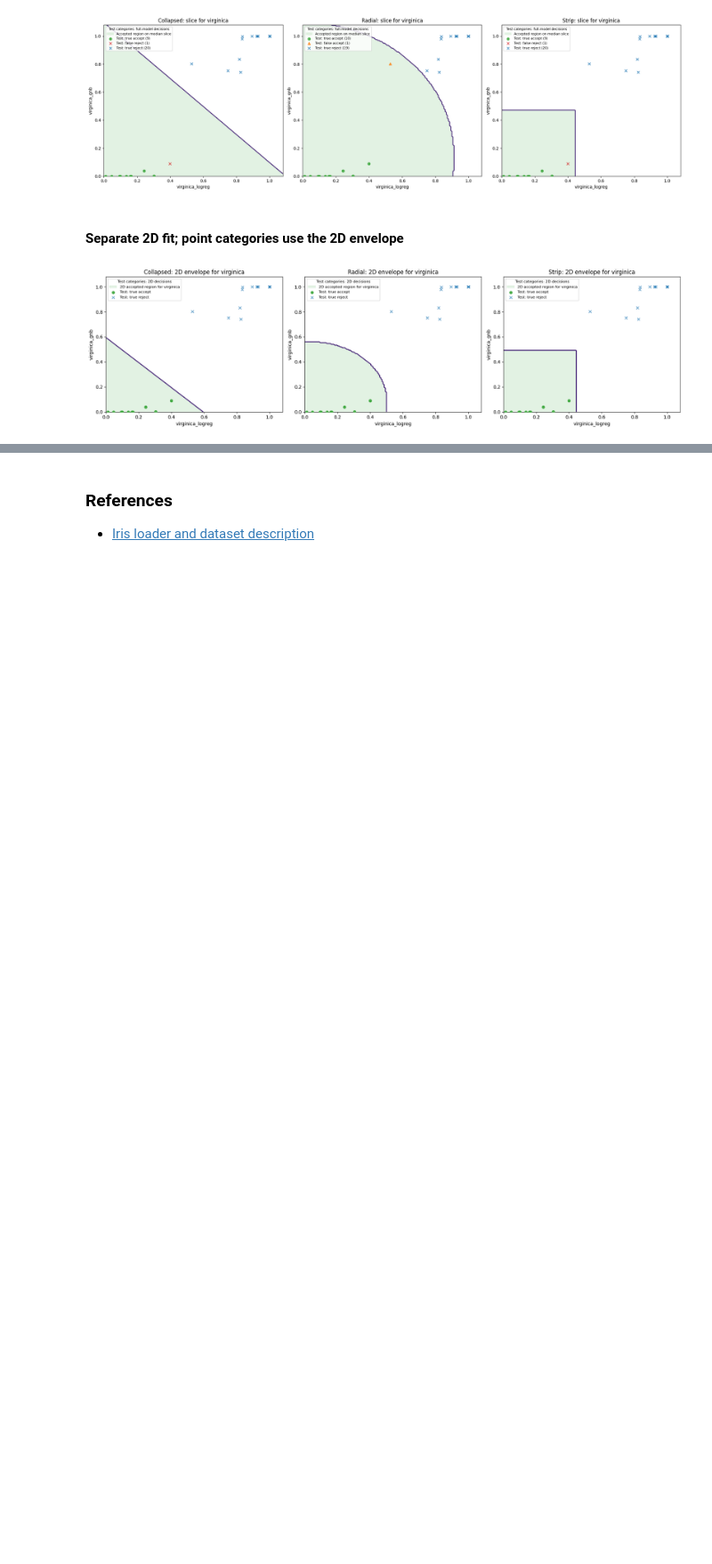
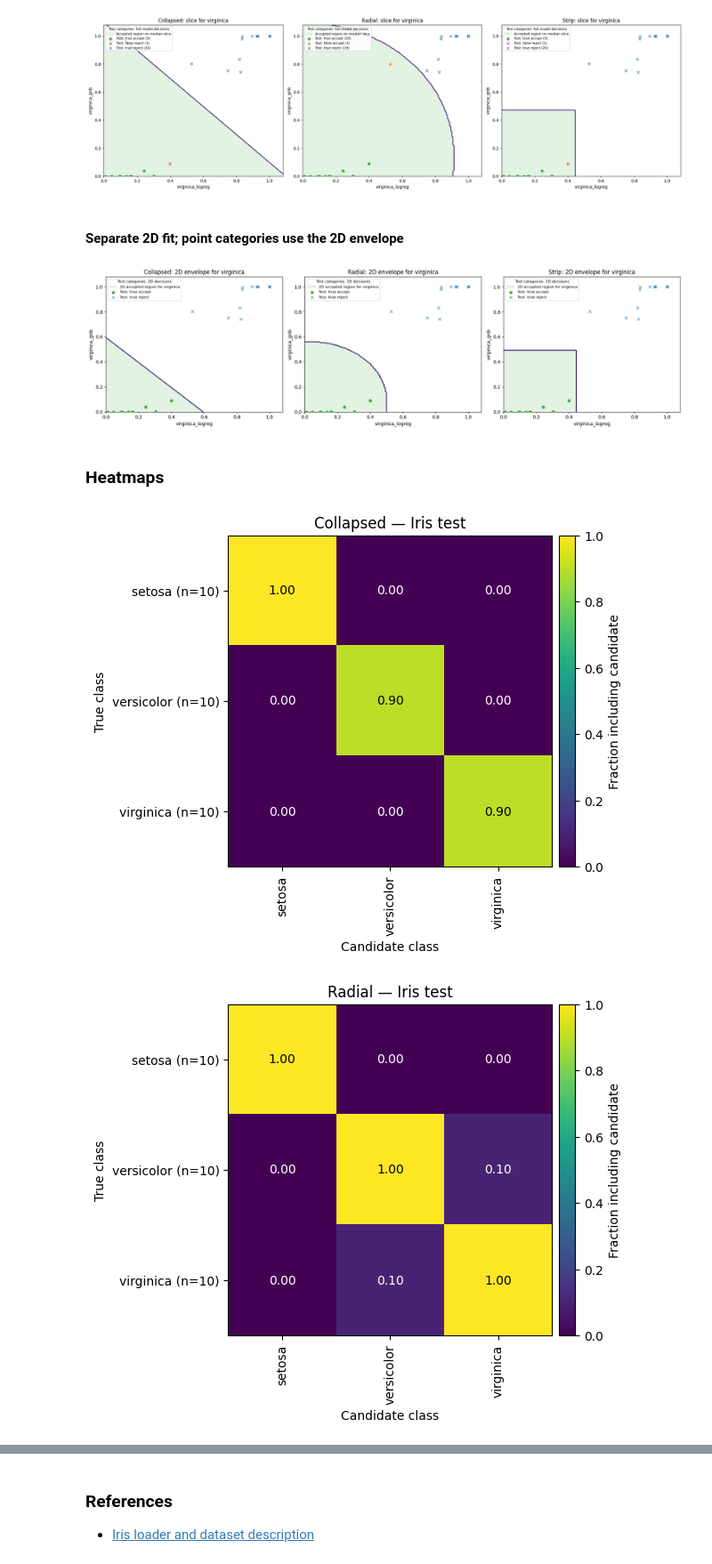
Before and after one commit to Nizalia13/Internship, a Jupyter notebook: Conformal Library/iris_guided_example.ipynb, the cells around one changed output, grey strips where cells are left out. Shown at 89% size. Drawn from its saved outputs; the diff is of its cells as text; code cells hidden in the pictures; blank space fills up the shorter version.

```diff
--- a/Conformal Library/iris_guided_example.ipynb
+++ b/Conformal Library/iris_guided_example.ipynb
@@ -560,3 +562,26 @@ plt.tight_layout()
 plt.show()
 # %% [output]
 [figure]
+# %% [markdown]
+### Heatmaps
+# %%
+from conformal_envelopes import plot_inclusion_heatmap
+
+inclusion_tables = {}
+
+for method, result in predictions.items():
+    # Align true species with the prediction rows.
+    truth = test_truth.loc[result["ID"]].tolist()
+
+    fig, ax = plt.subplots(figsize=(6, 5), constrained_layout=True,)
+
+    _, rates = plot_inclusion_heatmap(result["prediction_set"], truth,
+                                      classes=["setosa", "versicolor", "virginica"],
+                                      ax=ax, title=f"{method.capitalize()} — Iris test",
+                                      annotate=True,)
+
+    inclusion_tables[method] = rates
+    plt.show()
+# %% [output]
+[figure, added]
+[figure, added]
```
Also changed, not shown: parts of 3 cells of this notebook, 9 other files.
